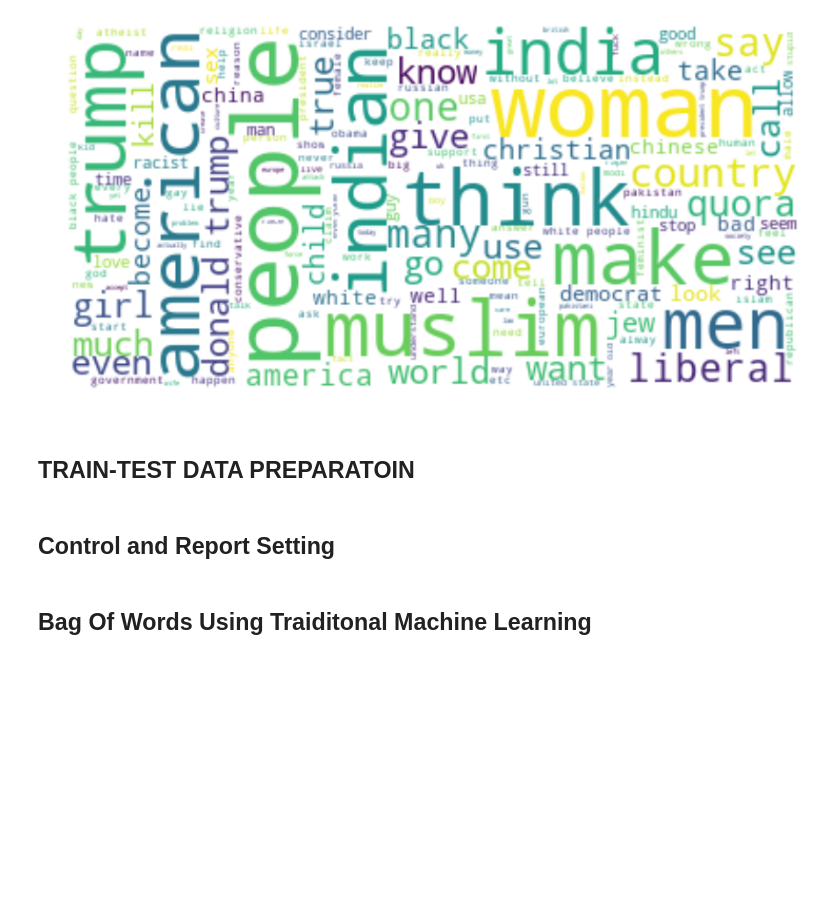
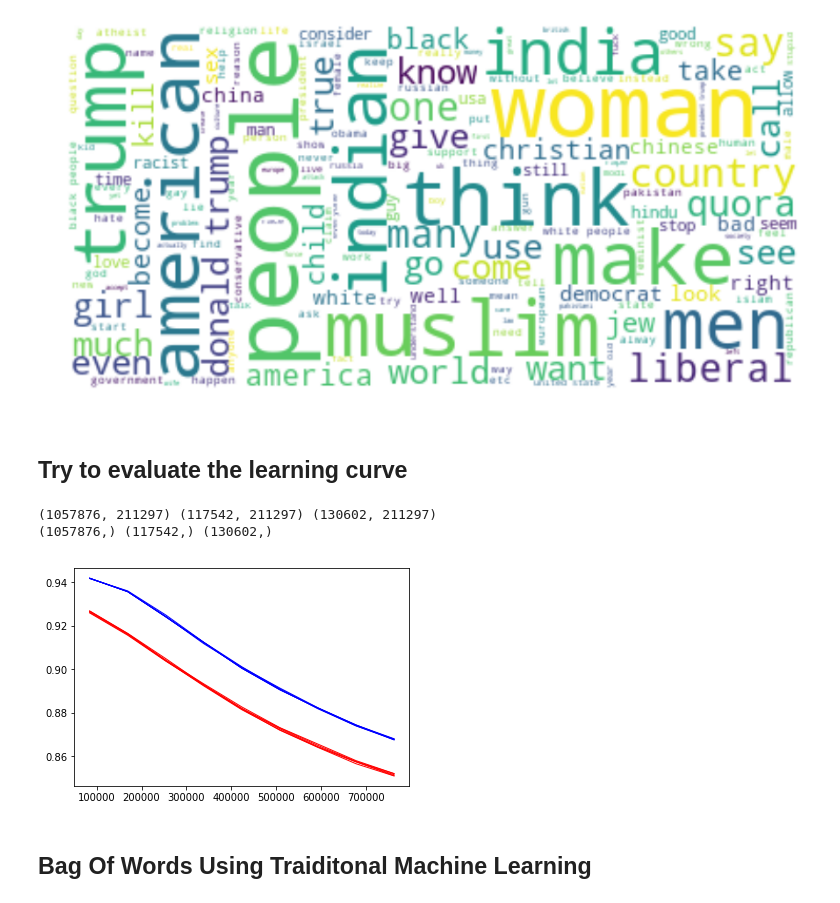
Before and after one commit to yungnien/Springboard, a Jupyter notebook: capstone/Prototype.ipynb, the cells around one changed output. Saved outputs shown, nothing was run; the diff lists cells and outputs as text; code cells hidden in the pictures; blank space fills up the shorter version.

```diff
--- a/capstone/Prototype.ipynb
+++ b/capstone/Prototype.ipynb
@@ -151,7 +151,3 @@ text = " ".join(question for question in train_data.loc[train_data.target == 1,'
 word_cloud(text, 'negative_words')
 # %% [output]
 [figure]
-# %% [markdown]
-## TRAIN-TEST DATA PREPARATOIN
-# %% [markdown]
-## Control and Report Setting
@@ -164,3 +154,26 @@ hold_compare = {}
+# %% [markdown]
+## Try to evaluate the learning curve
+# %%
+from sklearn.model_selection import learning_curve
+from sklearn.naive_bayes import MultinomialNB, BernoulliNB, ComplementNB
+import numpy as np
+
+test_size=0.1
+hold_size=0.1
+X_train, X_test, X_hold, y_train, y_test, y_hold, vectorizer = split(train_text_lemma, train_target, CountVectorizer(), test_size=test_size, hold_size=hold_size)
+print(X_train.shape,X_test.shape,X_hold.shape)
+print(y_train.shape,y_test.shape,y_hold.shape)
+
+train_sizes, train_scores, valid_scores = learning_curve(ComplementNB(), X_train, y_train, train_sizes=np.arange(0.1,1,0.1), cv=5)
+
+plt.figure()
+plt.plot(train_sizes, train_scores, color='blue', lw=1)
+plt.plot(train_sizes, valid_scores, color='red', lw=1)
+plt.show()
+# %% [output]
+(1057876, 211297) (117542, 211297) (130602, 211297)
+(1057876,) (117542,) (130602,)
+[figure, added]
 # %% [markdown]
 ## Bag Of Words Using Traiditonal Machine Learning
 # %%
```
Also changed, not shown: parts of 16 cells of this notebook.
